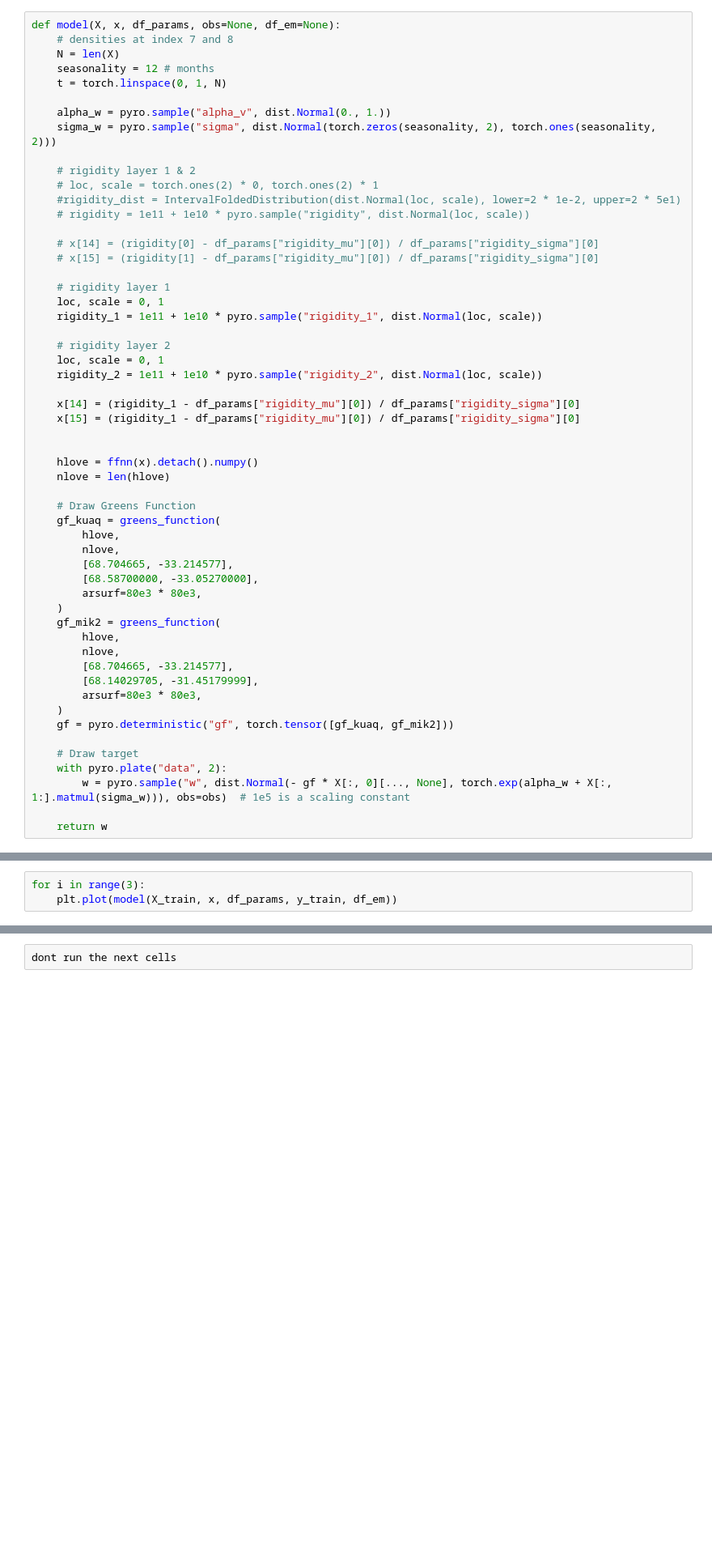
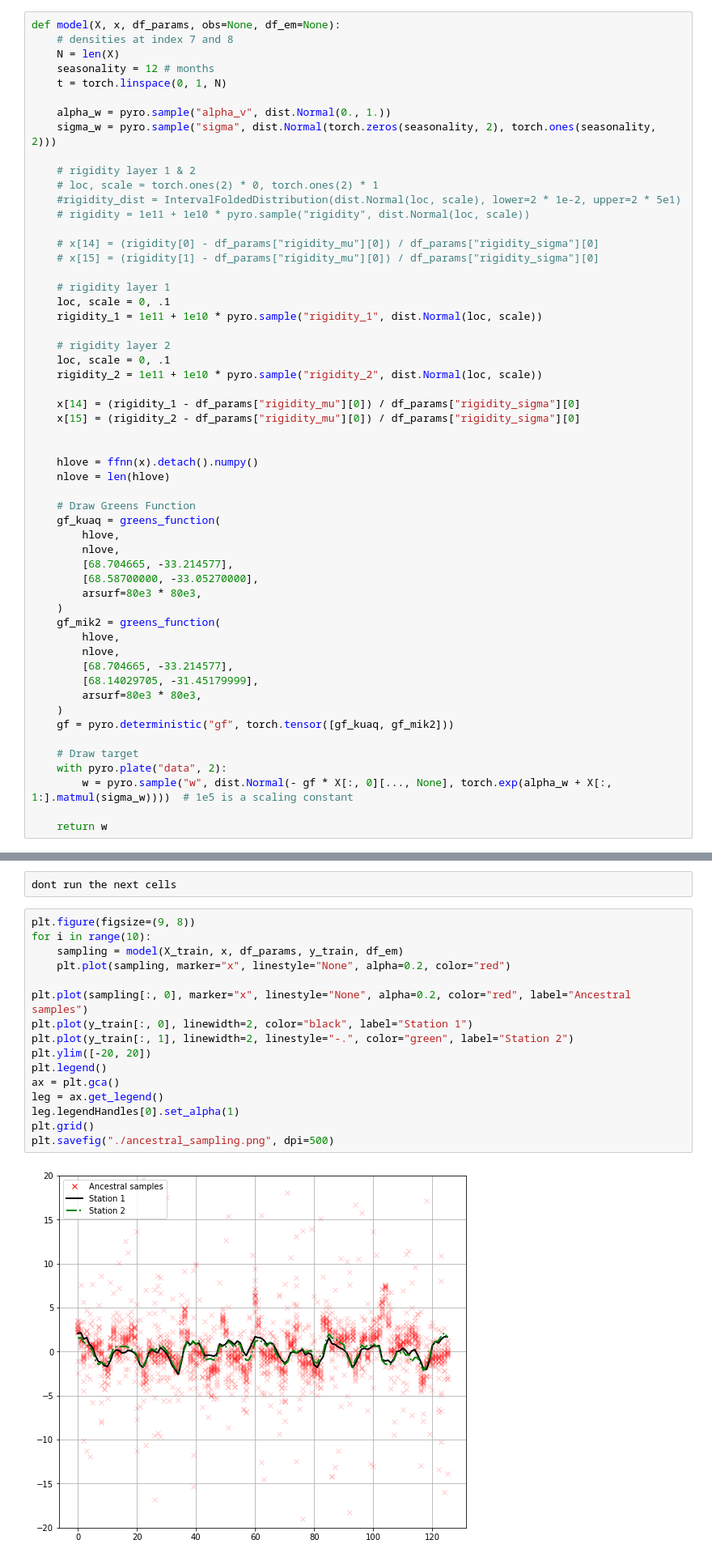
Before and after one commit to eyhl/premis, a Jupyter notebook: notebooks/model_pipeline.ipynb, the cells around one changed output, grey strips where cells are left out. Shown at 81% size. Drawn from its saved outputs; the diff is of its cells as text; blank space fills up the shorter version.

```diff
--- a/notebooks/model_pipeline.ipynb
+++ b/notebooks/model_pipeline.ipynb
@@ -170,15 +172,15 @@ def model(X, x, df_params, obs=None, df_em=None):
     # x[15] = (rigidity[1] - df_params["rigidity_mu"][0]) / df_params["rigidity_sigma"][0]
 
     # rigidity layer 1
-    loc, scale = 0, 1
+    loc, scale = 0, .1
     rigidity_1 = 1e11 + 1e10 * pyro.sample("rigidity_1", dist.Normal(loc, scale))
 
     # rigidity layer 2
-    loc, scale = 0, 1
+    loc, scale = 0, .1
     rigidity_2 = 1e11 + 1e10 * pyro.sample("rigidity_2", dist.Normal(loc, scale))
 
     x[14] = (rigidity_1 - df_params["rigidity_mu"][0]) / df_params["rigidity_sigma"][0]
-    x[15] = (rigidity_1 - df_params["rigidity_mu"][0]) / df_params["rigidity_sigma"][0]
+    x[15] = (rigidity_2 - df_params["rigidity_mu"][0]) / df_params["rigidity_sigma"][0]
 
 
     hlove = ffnn(x).detach().numpy()
@@ -203,6 +205,6 @@ def model(X, x, df_params, obs=None, df_em=None):
 
     # Draw target
     with pyro.plate("data", 2):
-        w = pyro.sample("w", dist.Normal(- gf * X[:, 0][..., None], torch.exp(alpha_w + X[:, 1:].matmul(sigma_w))), obs=obs)  # 1e5 is a scaling constant
+        w = pyro.sample("w", dist.Normal(- gf * X[:, 0][..., None], torch.exp(alpha_w + X[:, 1:].matmul(sigma_w))))  # 1e5 is a scaling constant
 
     return w
@@ -229,3 +210,0 @@ gf = pyro.deterministic("gf", torch.tensor([gf_kuaq, gf_mik2]))
-# %%
-for i in range(3):
-    plt.plot(model(X_train, x, df_params, y_train, df_em))
@@ -388,6 +357,24 @@ plt.plot(samples["sigma"].mean(axis=0))
 ## Different things from earlier work
 # %%
 dont run the next cells
+# %%
+plt.figure(figsize=(9, 8))
+for i in range(10):
+    sampling = model(X_train, x, df_params, y_train, df_em)
+    plt.plot(sampling, marker="x", linestyle="None", alpha=0.2, color="red")
+
+plt.plot(sampling[:, 0], marker="x", linestyle="None", alpha=0.2, color="red", label="Ancestral samples")
+plt.plot(y_train[:, 0], linewidth=2, color="black", label="Station 1")
+plt.plot(y_train[:, 1], linewidth=2, linestyle="-.", color="green", label="Station 2")
+plt.ylim([-20, 20])
+plt.legend()
+ax = plt.gca()
+leg = ax.get_legend()
+leg.legendHandles[0].set_alpha(1)
+plt.grid()
+plt.savefig("./ancestral_sampling.png", dpi=500)
+# %% [output]
+[figure, added]
 # %%
 # saves the model and optimizer states to disk
 def save_checkpoint(model):
```
Also changed, not shown: parts of 7 cells of this notebook, 2 other files.
